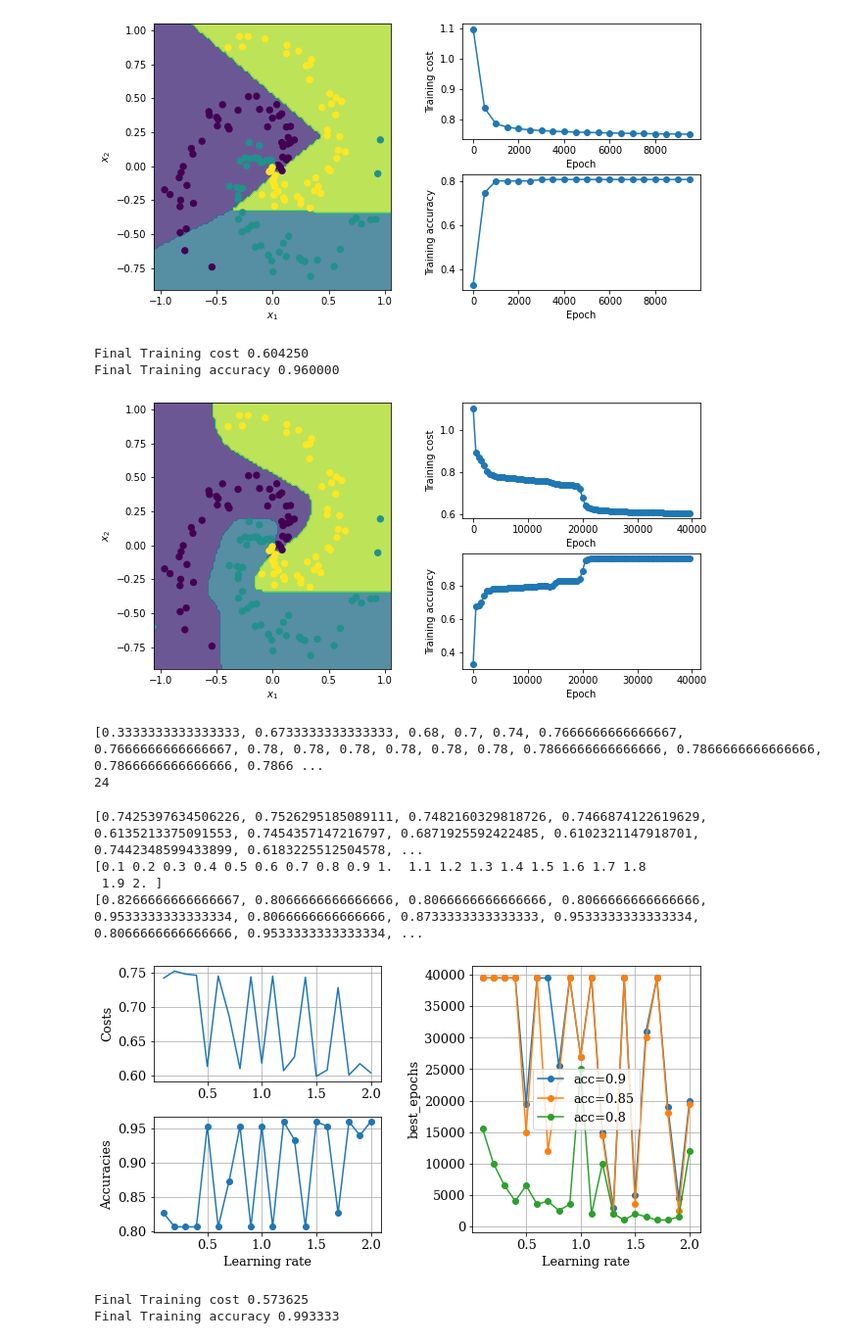
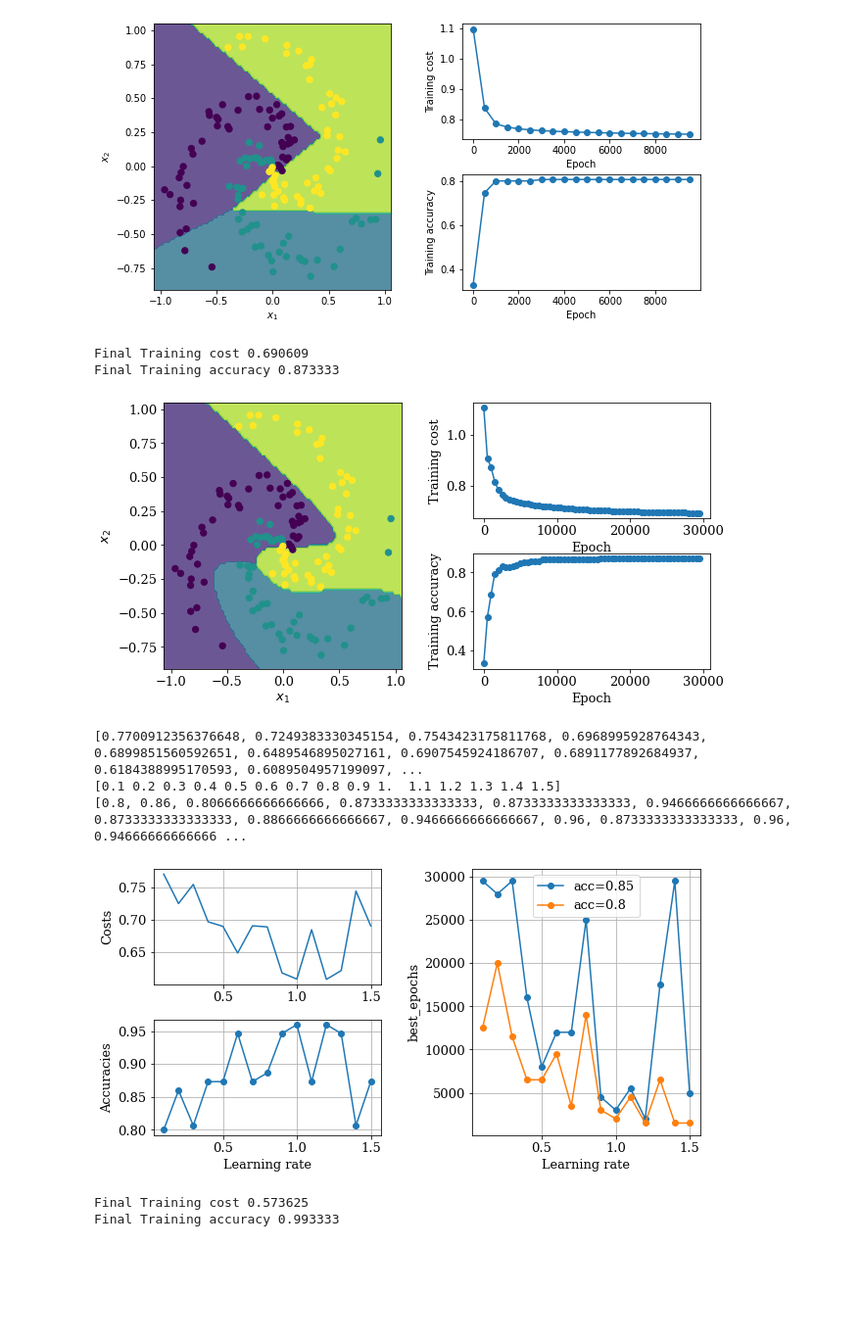
Before and after one commit to cherryng/MLcourse, a Jupyter notebook: H4_Q2_tutorial_spirals_pytorch.ipynb, the cells around one changed output. Shown: that part at 98% size. Cells and saved outputs as stored; diff of their text form; code cells hidden in the pictures; blank space fills up the shorter version.

```diff
--- a/H4_Q2_tutorial_spirals_pytorch.ipynb
+++ b/H4_Q2_tutorial_spirals_pytorch.ipynb
@@ -423,6 +423,7 @@ Final Training accuracy 0.806667
 
 #function to find nearest value in array
 import math
+import numpy as np
 def find_nearest(array,value):
     idx = np.searchsorted(array, value, side="left")
     if idx > 0 and (idx == len(array) or math.fabs(value - array[idx-1]) < math.fabs(value - array[idx])):
@@ -476,7 +477,7 @@ t_onehot = torch.tensor(t_onehot, dtype = torch.float)
 ### Cost function: ###
 cost_func = torch.nn.CrossEntropyLoss()
 
-N_epochs = 40000 # number of times to run gradient descent
+N_epochs = 30000 # number of times to run gradient descent
 
 costs = []
 accuracies = []
@@ -484,7 +485,7 @@ best_epochs_80 = [] #epoch when accuracy=0.8 is first reached
 best_epochs_85 = [] #epoch when accuracy=0.85 is first reached
 best_epochs_90 = [] #epoch when accuracy=0.9 is first reached
 
-learning_rates = np.linspace(0.1,2,20) #test a range of learning_rate
+learning_rates = np.linspace(0.1,1.5,15) #test a range of learning_rate
 
 for i in learning_rates:
     #print("Current learning rate is", i)
@@ -540,68 +541,45 @@ for i in learning_rates:
 
 print("Final Training cost %f\nFinal Training accuracy %f\n" % (cost, accuracy) )
 # %% [output]
-Final Training cost 0.604250
-Final Training accuracy 0.960000
+Final Training cost 0.690609
+Final Training accuracy 0.873333
-[figure, old version]
+[figure, new version]
-# %%
-print(acc_training)
-
-import numpy as np
-import math
-def find_nearest(array, value):
-    array = np.asarray(array)
-    idx = (np.abs(array - value)).argmin()
-    return array[idx]
-def find_nearest(array,value):
-    idx = np.searchsorted(array, value, side="left")
-    if idx > 0 and (idx == len(array) or math.fabs(value - array[idx-1]) < math.fabs(value - array[idx])):
-        return idx-1
-    else:
-        return idx
-
-value = 0.8
-
-print(find_nearest(acc_training, value))
-# %% [output]
-[0.3333333333333333, 0.6733333333333333, 0.68, 0.7, 0.74, 0.7666666666666667, 0.7666666666666667, 0.78, 0.78, 0.78, 0.78, 0.78, 0.78, 0.7866666666666666, 0.7866666666666666, 0.7866666666666666, 0.7866 ...
-24
 # %%
 import matplotlib as mpl
 fig = plt.figure(2,figsize=(10,5))
 mpl.rcParams.update({'font.size': 13,'font.family': 'serif'})
 
 grid = plt.GridSpec(2, 2, wspace=0.4, hspace=0.3)
 
 print(costs)
 print(learning_rates)
 print(accuracies)
 
 ax = plt.subplot(grid[0, 0])
 ax.plot(learning_rates,costs)
 ax.set_ylabel("Costs")
 ax.grid()
 
 ax2 = plt.subplot(grid[1, 0])
 ax2.plot(learning_rates,accuracies,marker='o')
 ax2.set_xlabel("Learning rate")
 ax2.set_ylabel("Accuracies")
 ax2.grid()
 
 ax3 = plt.subplot(grid[0:, 1])
 
-ax3.plot(learning_rates,best_epochs_90,marker='o',label='acc=0.9')
+#ax3.plot(learning_rates,best_epochs_90,marker='o',label='acc=0.9')
 ax3.plot(learning_rates,best_epochs_85,marker='o',label='acc=0.85')
 ax3.plot(learning_rates,best_epochs_80,marker='o',label='acc=0.8')
 ax3.set_xlabel("Learning rate")
 ax3.set_ylabel("best_epochs")
 plt.legend(loc=0)
 ax3.grid()
 # %% [output]
-[0.7425397634506226, 0.7526295185089111, 0.7482160329818726, 0.7466874122619629, 0.6135213375091553, 0.7454357147216797, 0.6871925592422485, 0.6102321147918701, 0.7442348599433899, 0.6183225512504578, ...
-[0.1 0.2 0.3 0.4 0.5 0.6 0.7 0.8 0.9 1.  1.1 1.2 1.3 1.4 1.5 1.6 1.7 1.8
- 1.9 2. ]
-[0.8266666666666667, 0.8066666666666666, 0.8066666666666666, 0.8066666666666666, 0.9533333333333334, 0.8066666666666666, 0.8733333333333333, 0.9533333333333334, 0.8066666666666666, 0.9533333333333334, ...
+[0.7700912356376648, 0.7249383330345154, 0.7543423175811768, 0.6968995928764343, 0.6899851560592651, 0.6489546895027161, 0.6907545924186707, 0.6891177892684937, 0.6184388995170593, 0.6089504957199097, ...
+[0.1 0.2 0.3 0.4 0.5 0.6 0.7 0.8 0.9 1.  1.1 1.2 1.3 1.4 1.5]
+[0.8, 0.86, 0.8066666666666666, 0.8733333333333333, 0.8733333333333333, 0.9466666666666667, 0.8733333333333333, 0.8866666666666667, 0.9466666666666667, 0.96, 0.8733333333333333, 0.96, 0.94666666666666 ...
-[figure, old version]
+[figure, new version]
 # %%
 #Studying the effect of changing the number of neurons in the one hidden layer, use sigmoid since it seems to be the best so far.
 
```
